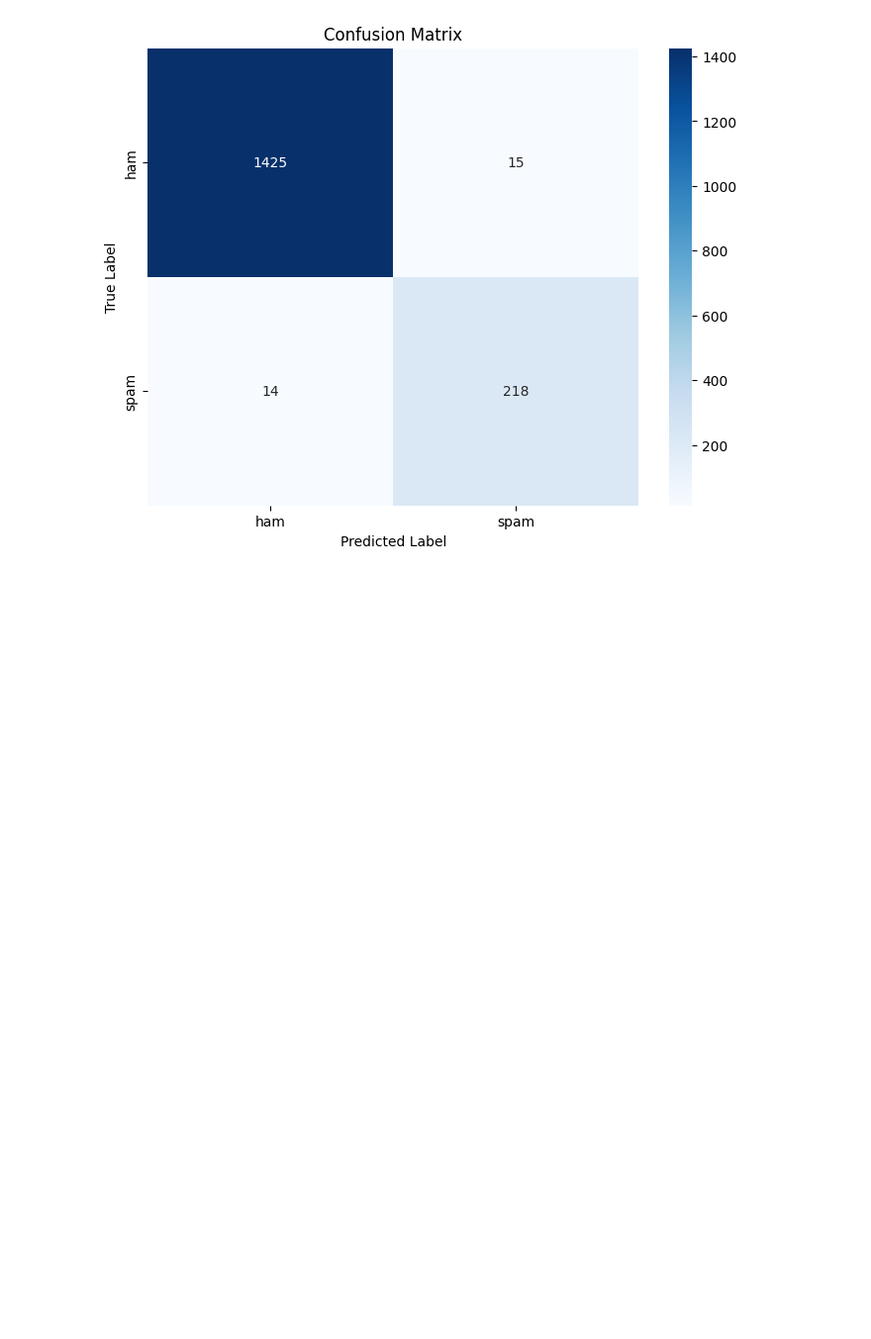
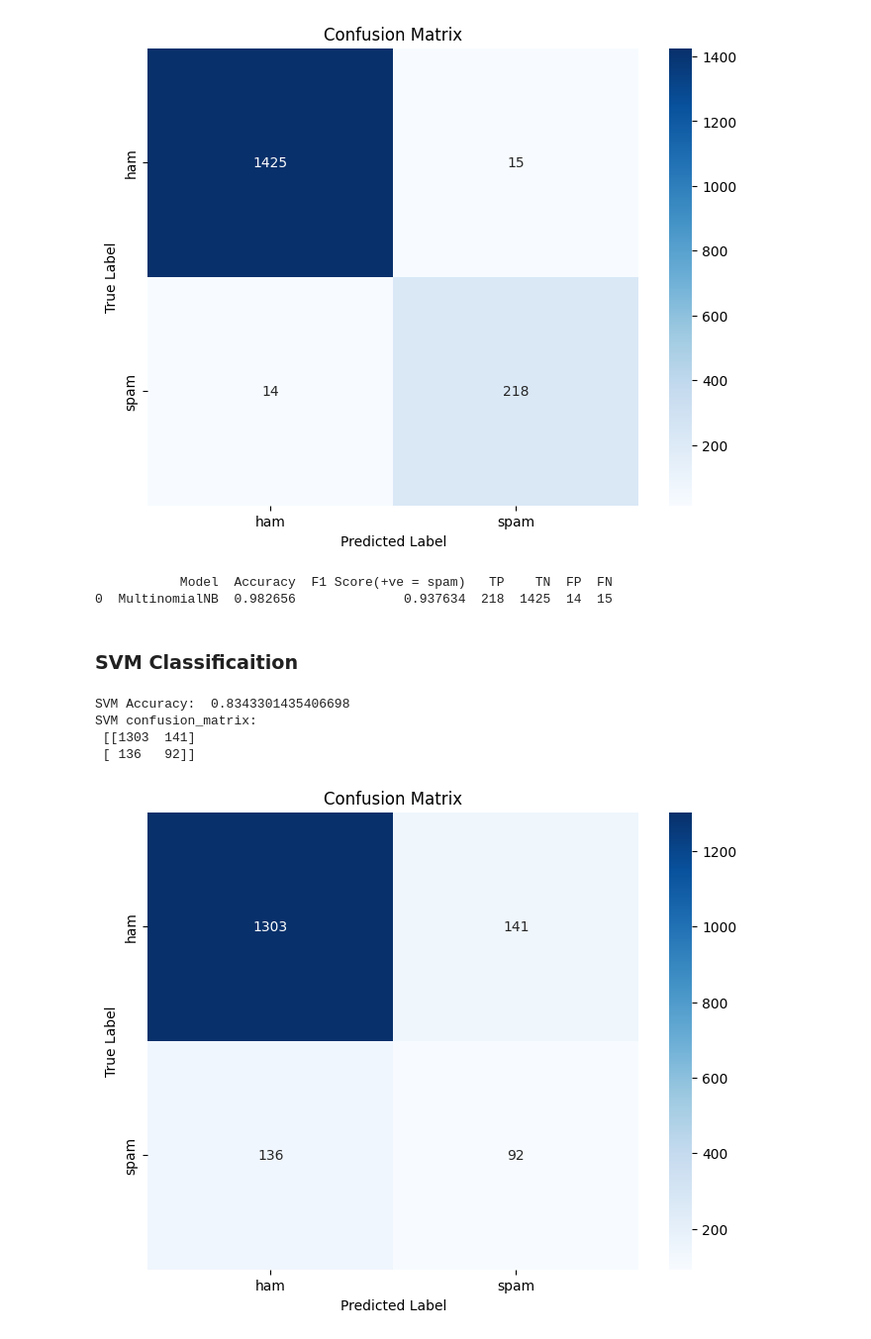
Before and after one commit to Akhand-Pratap-Tiwari/spam_ham_classifier, a Jupyter notebook: spam_ham_classifier.ipynb, the cells around one changed output. Shown: that part at 99% size. Cells and saved outputs as stored; diff of their text form; code cells hidden in the pictures; blank space fills up the shorter version.

```diff
--- a/spam_ham_classifier.ipynb
+++ b/spam_ham_classifier.ipynb
@@ -314,3 +317,26 @@ Naive Bayes confusion_matrix:
  [[1425   15]
  [  14  218]]
 [figure]
+# %%
+report = pd.concat([report, get_report(y_test, y_mnb, model_name="MultinomialNB")])
+print(report)
+# %% [output]
+           Model  Accuracy  F1 Score(+ve = spam)   TP    TN  FP  FN
+0  MultinomialNB  0.982656              0.937634  218  1425  14  15
+# %% [markdown]
+### SVM Classificaition
+# %%
+svc = SVC(kernel='sigmoid', gamma=1.0)
+svc.fit(X_train_cv,y_train)
+y_svc = svc.predict(X_test_cv)
+# %%
+print('SVM Accuracy: ', accuracy_score( y_svc , y_test))
+cm = confusion_matrix(y_svc, y_test)
+print('SVM confusion_matrix:\n', cm)
+plot_conf_mat(cm)
+# %% [output]
+SVM Accuracy:  0.8343301435406698
+SVM confusion_matrix:
+ [[1303  141]
+ [ 136   92]]
+[figure, added]
```
Also changed, not shown: parts of 27 cells of this notebook.
